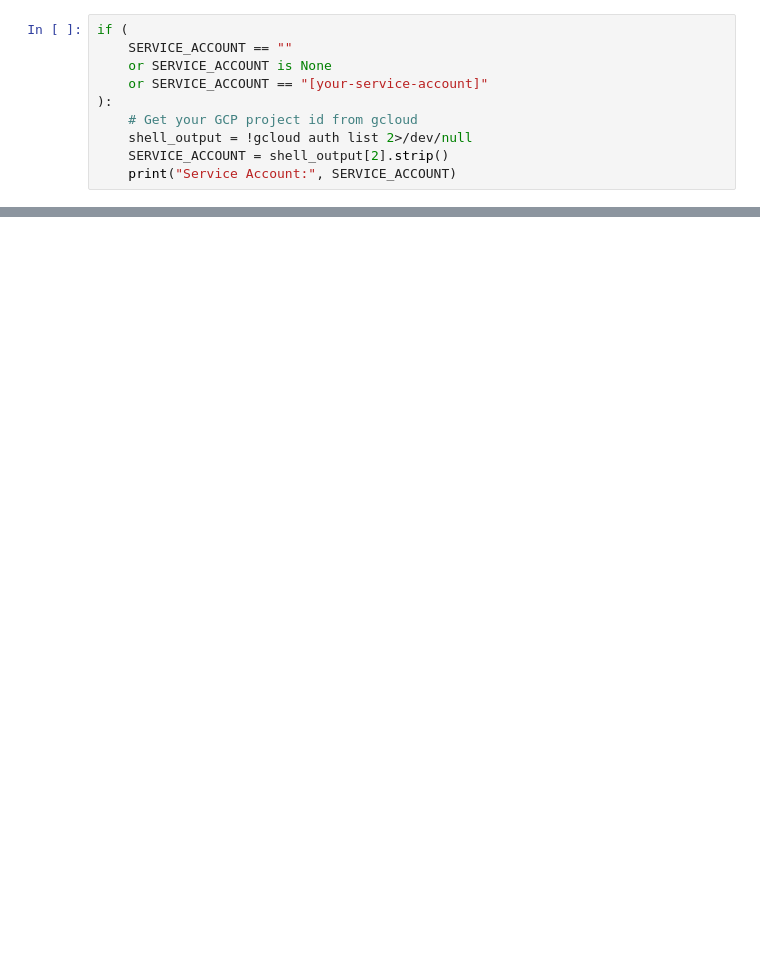
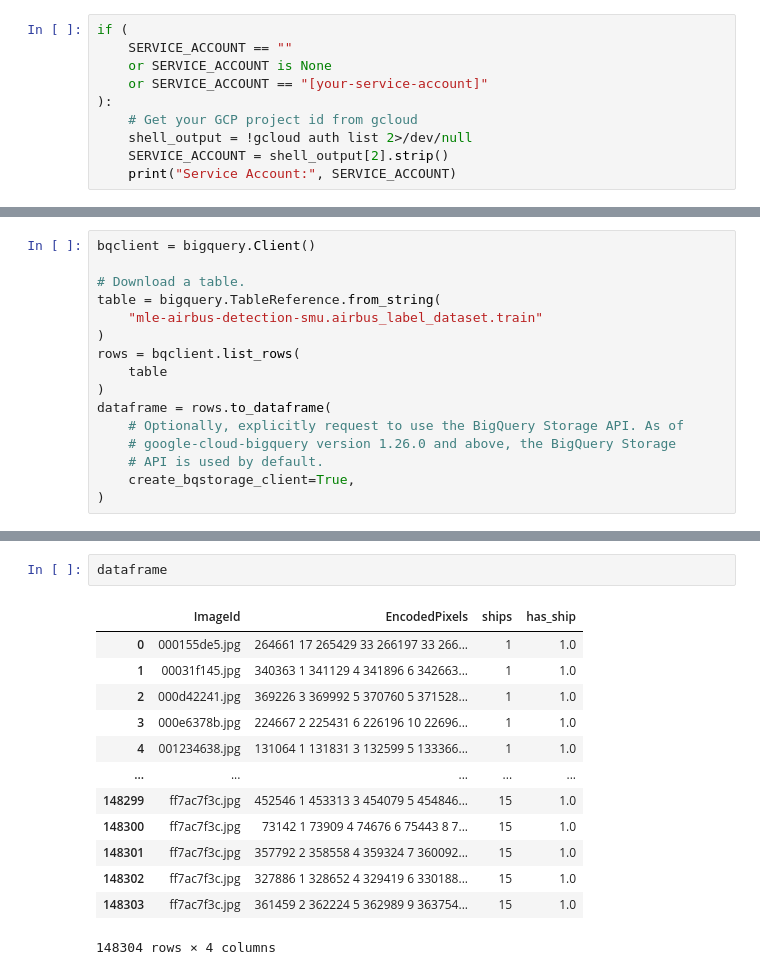
Before and after one commit to songhan89/mle-airbus-ship-detection, a Jupyter notebook: notebooks/airbus.ipynb, the cells around one changed output, grey strips where cells are left out. Cells and saved outputs as stored; diff of their text form; blank space fills up the shorter version.

```diff
--- a/notebooks/airbus.ipynb
+++ b/notebooks/airbus.ipynb
@@ -227,0 +196,16 @@ Deploy machine type n1-standard-4
+# %%
+bqclient = bigquery.Client()
+
+# Download a table.
+table = bigquery.TableReference.from_string(
+    "mle-airbus-detection-smu.airbus_label_dataset.train"
+)
+rows = bqclient.list_rows(
+    table
+)
+dataframe = rows.to_dataframe(
+    # Optionally, explicitly request to use the BigQuery Storage API. As of
+    # google-cloud-bigquery version 1.26.0 and above, the BigQuery Storage
+    # API is used by default.
+    create_bqstorage_client=True,
+)
@@ -227,0 +227,16 @@ Deploy machine type n1-standard-4
+# %%
+dataframe
+# %% [output]
+|  | ImageId | EncodedPixels | ships | has_ship |
+| 0 | 000155de5.jpg | 264661 17 265429 33 266197 33 266... | 1 | 1.0 |
+| 1 | 00031f145.jpg | 340363 1 341129 4 341896 6 342663... | 1 | 1.0 |
+| 2 | 000d42241.jpg | 369226 3 369992 5 370760 5 371528... | 1 | 1.0 |
+| 3 | 000e6378b.jpg | 224667 2 225431 6 226196 10 22696... | 1 | 1.0 |
+| 4 | 001234638.jpg | 131064 1 131831 3 132599 5 133366... | 1 | 1.0 |
+| ... | ... | ... | ... | ... |
+| 148299 | ff7ac7f3c.jpg | 452546 1 453313 3 454079 5 454846... | 15 | 1.0 |
+| 148300 | ff7ac7f3c.jpg | 73142 1 73909 4 74676 6 75443 8 7... | 15 | 1.0 |
+| 148301 | ff7ac7f3c.jpg | 357792 2 358558 4 359324 7 360092... | 15 | 1.0 |
+| 148302 | ff7ac7f3c.jpg | 327886 1 328652 4 329419 6 330188... | 15 | 1.0 |
+| 148303 | ff7ac7f3c.jpg | 361459 2 362224 5 362989 9 363754... | 15 | 1.0 |
+148304 rows × 4 columns
```
Also changed, not shown: parts of 12 cells of this notebook, 2 other files.
